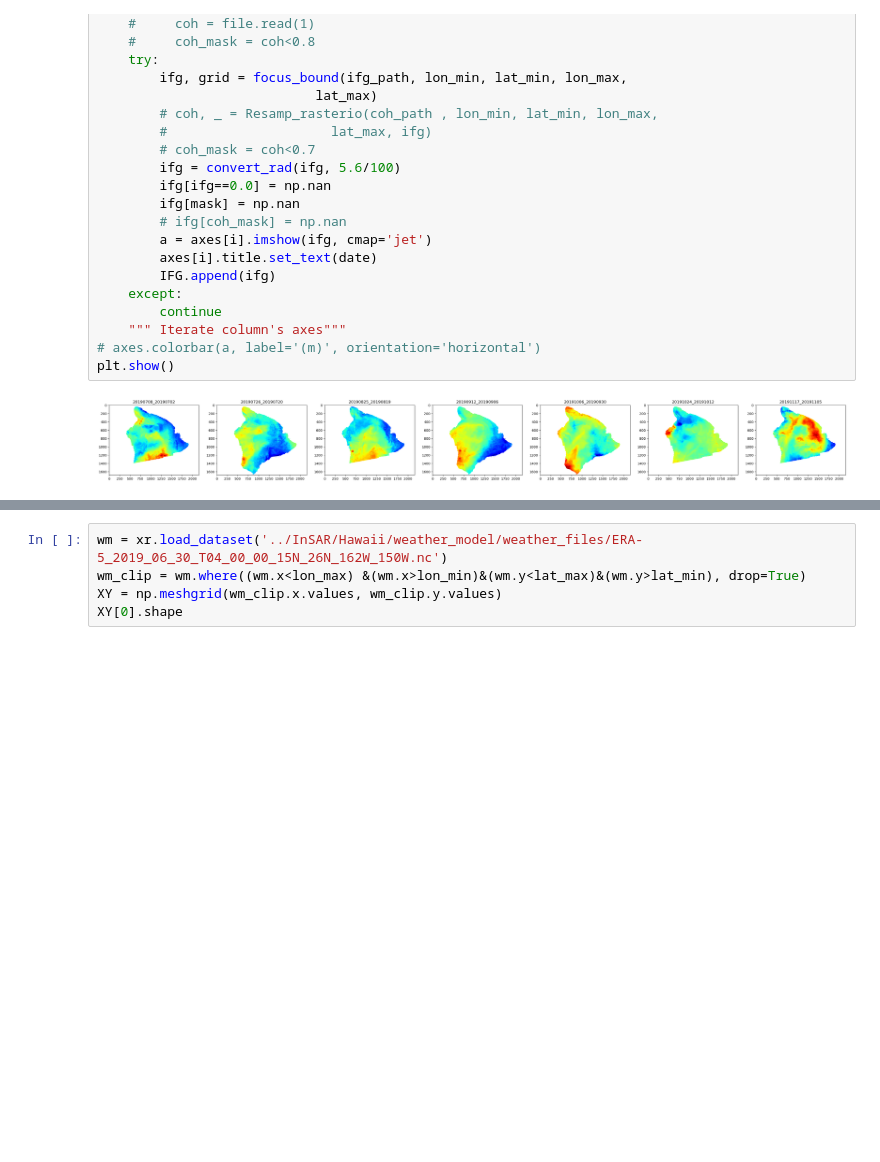
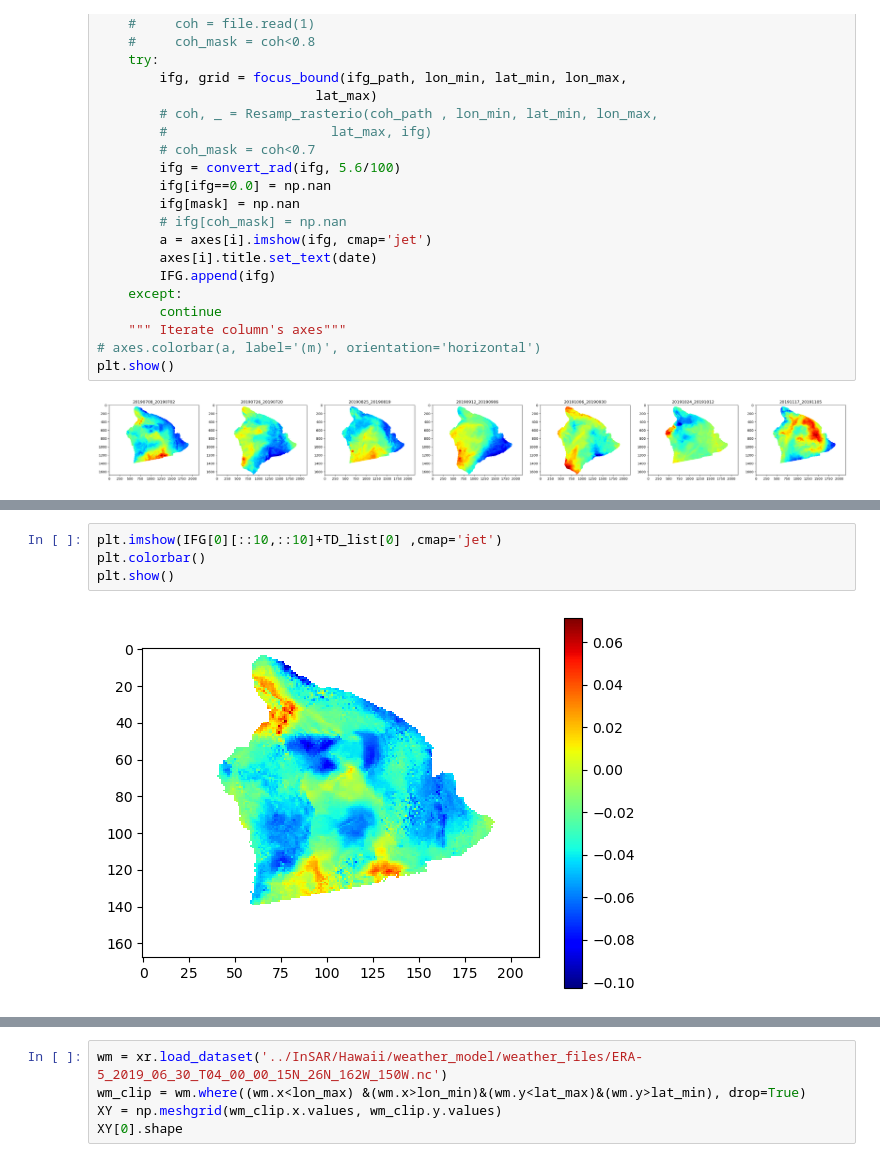
Before and after one commit to ngohikennyyue/Tropo_corrections, a Jupyter notebook: Hawaii_example.ipynb, the cells around one changed output, grey strips where cells are left out. Drawn from its saved outputs; the diff is of its cells as text; blank space fills up the shorter version.

```diff
--- a/Hawaii_example.ipynb
+++ b/Hawaii_example.ipynb
@@ -275,0 +287,6 @@ plt.show()
+# %%
+plt.imshow(IFG[0][::10,::10]+TD_list[0] ,cmap='jet')
+plt.colorbar()
+plt.show()
+# %% [output]
+[figure, added]
```
Also changed, not shown: parts of 6 cells of this notebook, 1 other file.
